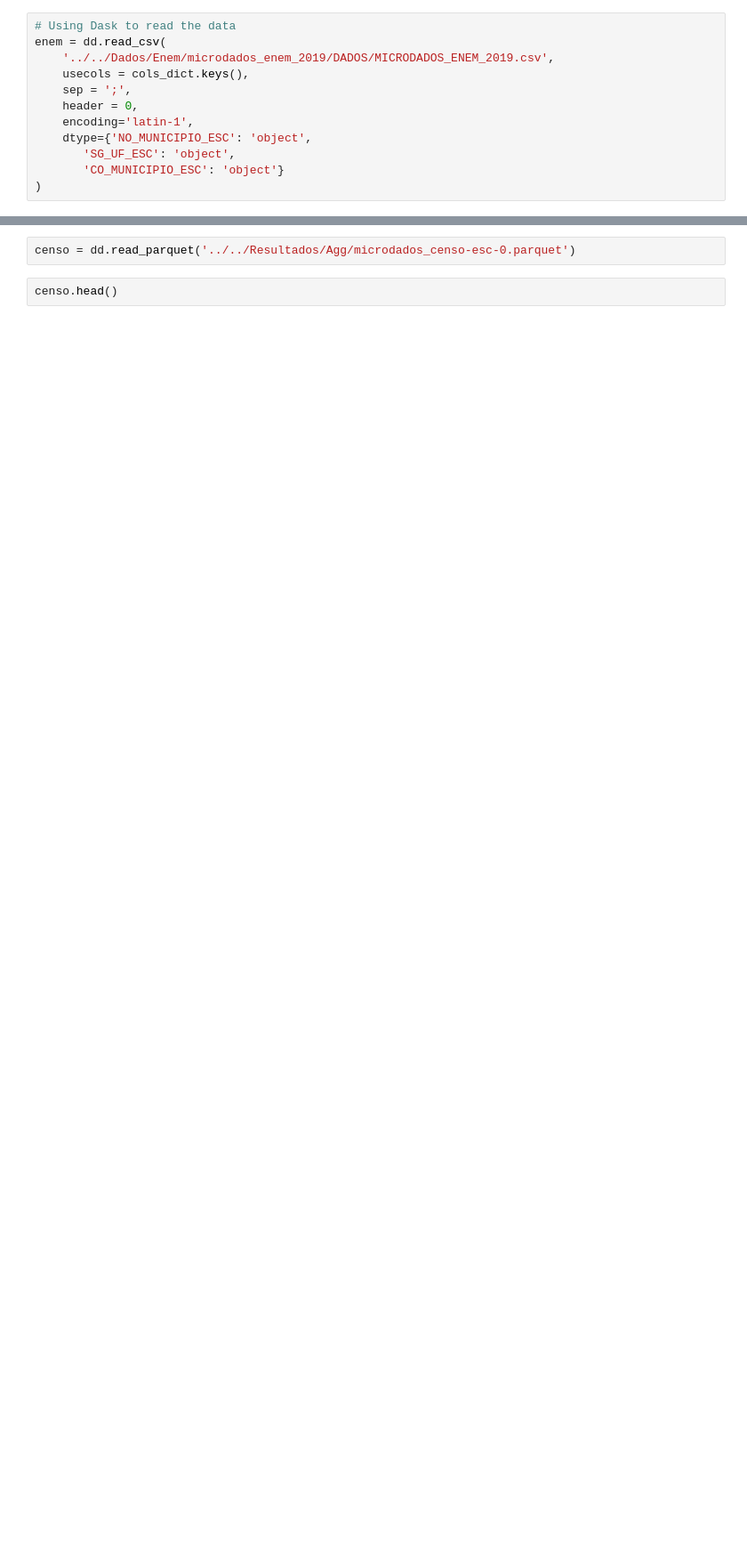
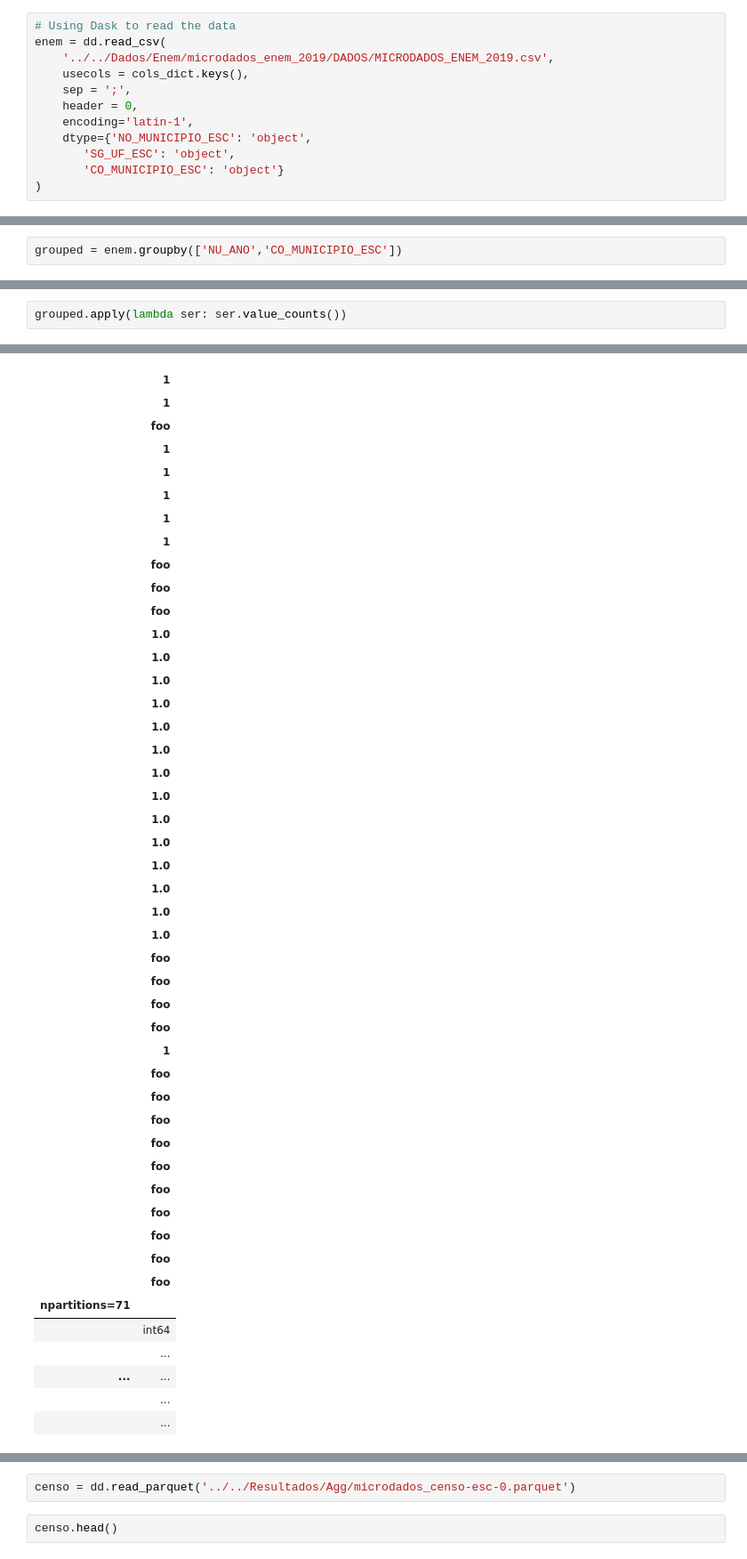
Before and after one commit to JV-Nunes/Relatorio-Conectividade, a Jupyter notebook: Análise/Schema/SC_Enem.ipynb, the cells around one changed output, grey strips where cells are left out. Shown at 89% size. Saved outputs shown, nothing was run; the diff lists cells and outputs as text; blank space fills up the shorter version.

```diff
--- a/Análise/Schema/SC_Enem.ipynb
+++ b/Análise/Schema/SC_Enem.ipynb
@@ -109,0 +94,2 @@ Name: TP_DEPENDENCIA_ADM_ESC, dtype: int64
+# %%
+grouped = enem.groupby(['NU_ANO','CO_MUNICIPIO_ESC'])
@@ -109,0 +100,3 @@ Name: TP_DEPENDENCIA_ADM_ESC, dtype: int64
+# %%
+grouped.apply(lambda ser: ser.value_counts())
+# %% [output]
@@ -109,0 +107,46 @@ Name: TP_DEPENDENCIA_ADM_ESC, dtype: int64
+|  | 1 |
+|  | 1 |
+|  | foo |
+|  | 1 |
+|  | 1 |
+|  | 1 |
+|  | 1 |
+|  | 1 |
+|  | foo |
+|  | foo |
+|  | foo |
+|  | 1.0 |
+|  | 1.0 |
+|  | 1.0 |
+|  | 1.0 |
+|  | 1.0 |
+|  | 1.0 |
+|  | 1.0 |
+|  | 1.0 |
+|  | 1.0 |
+|  | 1.0 |
+|  | 1.0 |
+|  | 1.0 |
+|  | 1.0 |
+|  | 1.0 |
+|  | foo |
+|  | foo |
+|  | foo |
+|  | foo |
+|  | 1 |
+|  | foo |
+|  | foo |
+|  | foo |
+|  | foo |
+|  | foo |
+|  | foo |
+|  | foo |
+|  | foo |
+|  | foo |
+|  | foo |
+| npartitions=71 |  |
+|  | int64 |
+|  | ... |
+| ... | ... |
+|  | ... |
+|  | ... |
```
Also changed, not shown: parts of 15 cells of this notebook, 1 other file.
